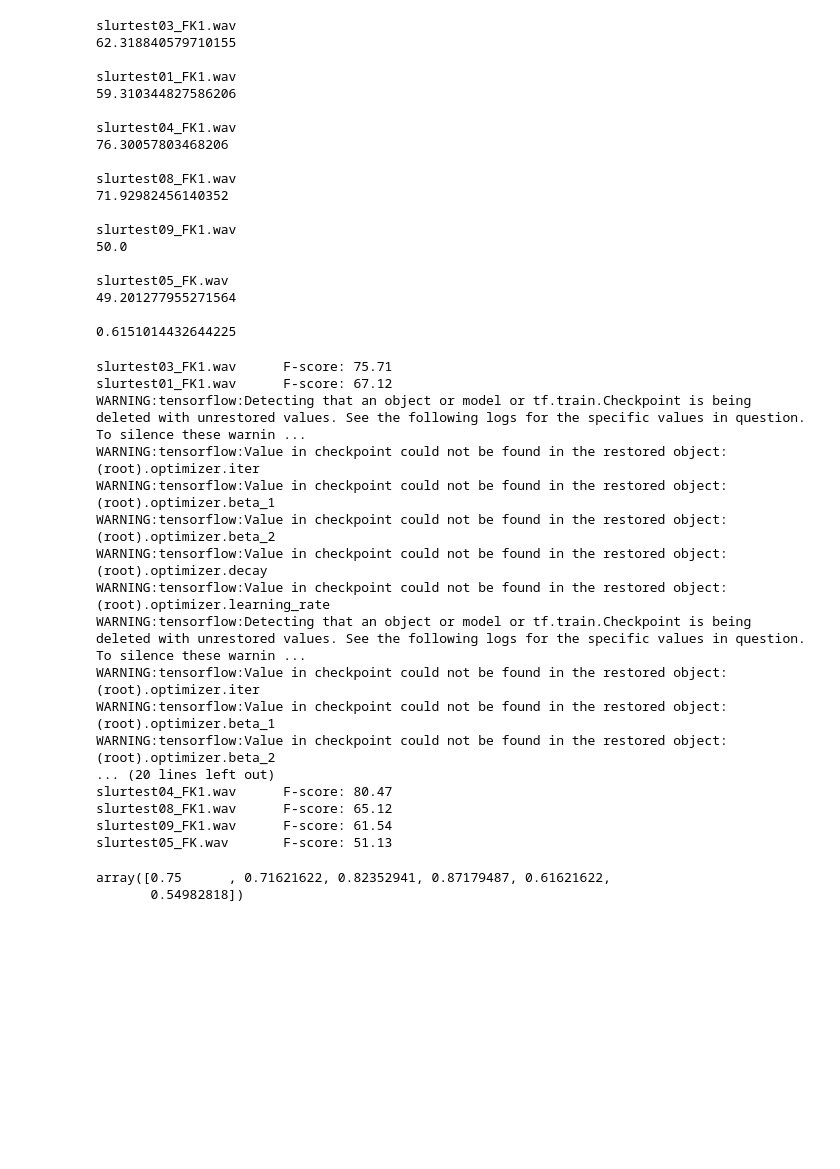
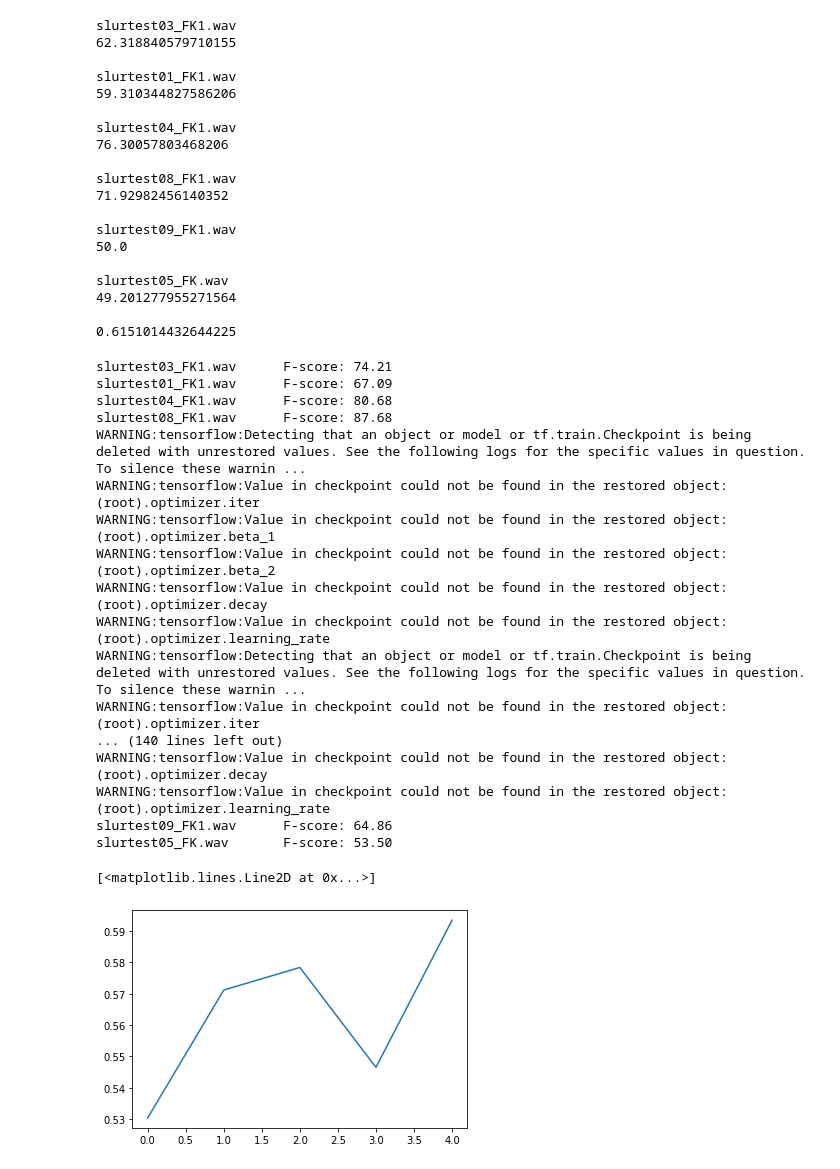
Before and after one commit to SimonFalk/beyondPianoRoll, a Jupyter notebook: cnn-analysis.ipynb, the cells around one changed output. Drawn from its saved outputs; the diff is of its cells as text; code cells hidden in the pictures; blank space fills up the shorter version.

```diff
--- a/cnn-analysis.ipynb
+++ b/cnn-analysis.ipynb
@@ -287,11 +289,9 @@ while n<30:
 # %%
 # Only first fold
 TOL = 0.025
-model = tf.keras.models.load_model("results/cnn-training-221108/fold_0_full-0.001-200eps-standard-trainable-noextend-dropout0.5_model", custom_objects = {"wbce": wbce})
+model = tf.keras.models.load_model("results/cnn-training-221108/fold_0_full-0.001-200eps-standard-trainable-noextend-dropout0.7_model", custom_objects = {"wbce": wbce})
 
-sa_recs = list(np.arange(19)) + [23, 25, 28, 32, 36, 37, 45, 46]
-fk_recs = [22, 29, 30, 33, 44, 47]
-ir_recs = np.setdiff1d(list(np.arange(49)), sa_recs + fk_recs)
+
 
 av_scores = []
 for r in fk_recs:
@@ -332,11 +332,12 @@ slurtest05_FK.wav
 
 0.6151014432644225
 # %%
+TOL = 0.025
 # Epoch-wise evaluation
 base_path = "results/cnn-training-221108/"
-model_name = "fold_0_full-0.001-200eps-standard-trainable-noextend-dropout0.5"
+model_name = "fold_0_full-0.001-200eps-standard-trainable-noextend-dropout0.7"
 epochs = np.arange(40,240,40)
-f_at_ep = np.zeros((len(audios), len(epochs)))
+score_at_ep = np.zeros((len(audios), len(epochs), 3))
 test_idx = fk_recs
 for r in test_idx:
     rec_name = os.path.basename(audio_fnames[r])
@@ -348,11 +349,15 @@ for r in test_idx:
         out = model.predict(x)
         peaks = get_test_peaks(out, 1./FPS)
         scores = mir_eval.onset.evaluate(onset_schedules[r], peaks, window=TOL)
-        f_at_ep[r, cp_i] = scores["F-measure"]
+        score_at_ep[r, cp_i, 0] = scores["F-measure"]
+        score_at_ep[r, cp_i, 1] = scores["Precision"]
+        score_at_ep[r, cp_i, 2] = scores["Recall"]
     print(rec_name + "\t" + "F-score: {:.2f}".format(100*scores["F-measure"]))
 # %% [output]
-slurtest03_FK1.wav      F-score: 75.71
-slurtest01_FK1.wav      F-score: 67.12
+slurtest03_FK1.wav      F-score: 74.21
+slurtest01_FK1.wav      F-score: 67.09
+slurtest04_FK1.wav      F-score: 80.68
+slurtest08_FK1.wav      F-score: 87.68
 WARNING:tensorflow:Detecting that an object or model or tf.train.Checkpoint is being deleted with unrestored values. See the following logs for the specific values in question. To silence these warnin ...
 WARNING:tensorflow:Value in checkpoint could not be found in the restored object: (root).optimizer.iter
 WARNING:tensorflow:Value in checkpoint could not be found in the restored object: (root).optimizer.beta_1
@@ -361,15 +366,14 @@ WARNING:tensorflow:Value in checkpoint could not be found in the restored object
 WARNING:tensorflow:Value in checkpoint could not be found in the restored object: (root).optimizer.learning_rate
 WARNING:tensorflow:Detecting that an object or model or tf.train.Checkpoint is being deleted with unrestored values. See the following logs for the specific values in question. To silence these warnin ...
 WARNING:tensorflow:Value in checkpoint could not be found in the restored object: (root).optimizer.iter
-WARNING:tensorflow:Value in checkpoint could not be found in the restored object: (root).optimizer.beta_1
-WARNING:tensorflow:Value in checkpoint could not be found in the restored object: (root).optimizer.beta_2
-... (20 lines left out)
-slurtest04_FK1.wav      F-score: 80.47
-slurtest08_FK1.wav      F-score: 65.12
-slurtest09_FK1.wav      F-score: 61.54
-slurtest05_FK.wav       F-score: 51.13
+... (140 lines left out)
+WARNING:tensorflow:Value in checkpoint could not be found in the restored object: (root).optimizer.decay
+WARNING:tensorflow:Value in checkpoint could not be found in the restored object: (root).optimizer.learning_rate
+slurtest09_FK1.wav      F-score: 64.86
+slurtest05_FK.wav       F-score: 53.50
-# %%
-f_at_ep[fk_recs,0]
-# %% [output]
-array([0.75      , 0.71621622, 0.82352941, 0.87179487, 0.61621622,
-       0.54982818])
+# %%
+i=1
+plt.plot(np.mean(score_at_ep[fk_recs, :, 1], axis=0))
+# %% [output]
+[<matplotlib.lines.Line2D at 0x...>]
+[figure, added]
```
Also changed, not shown: parts of 3 cells of this notebook.
